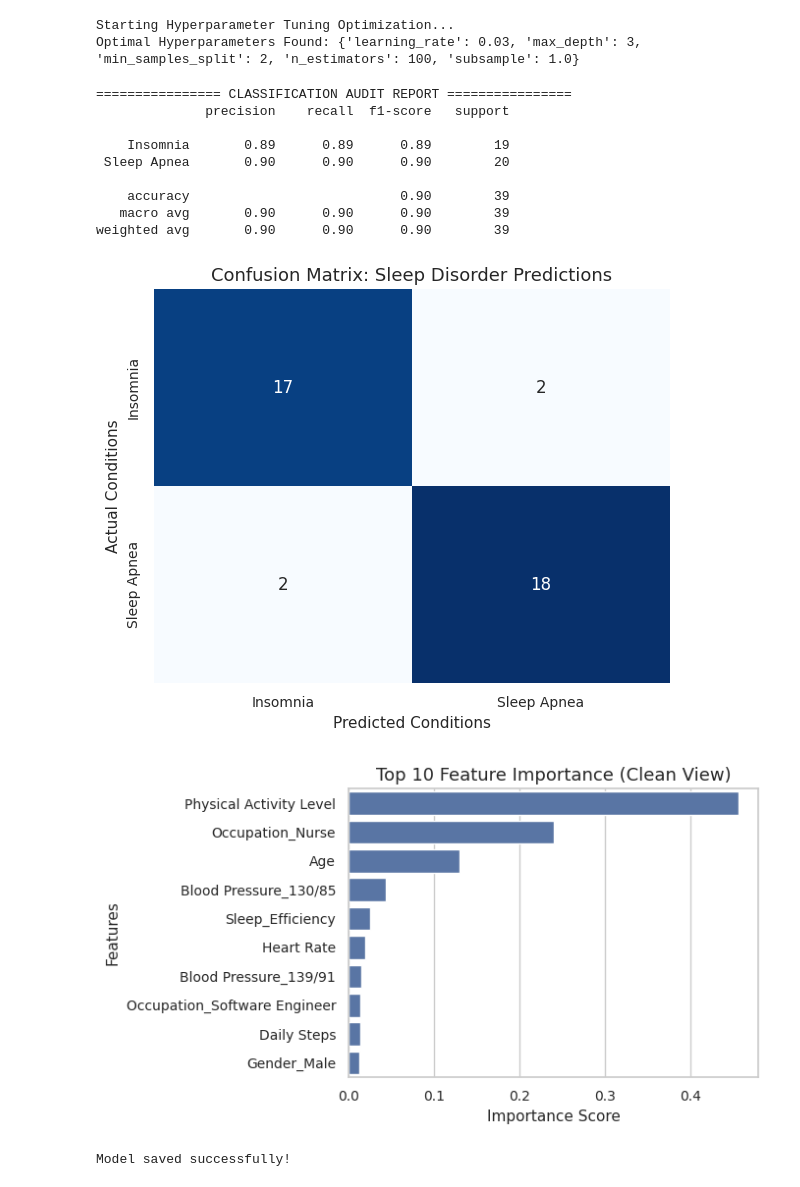
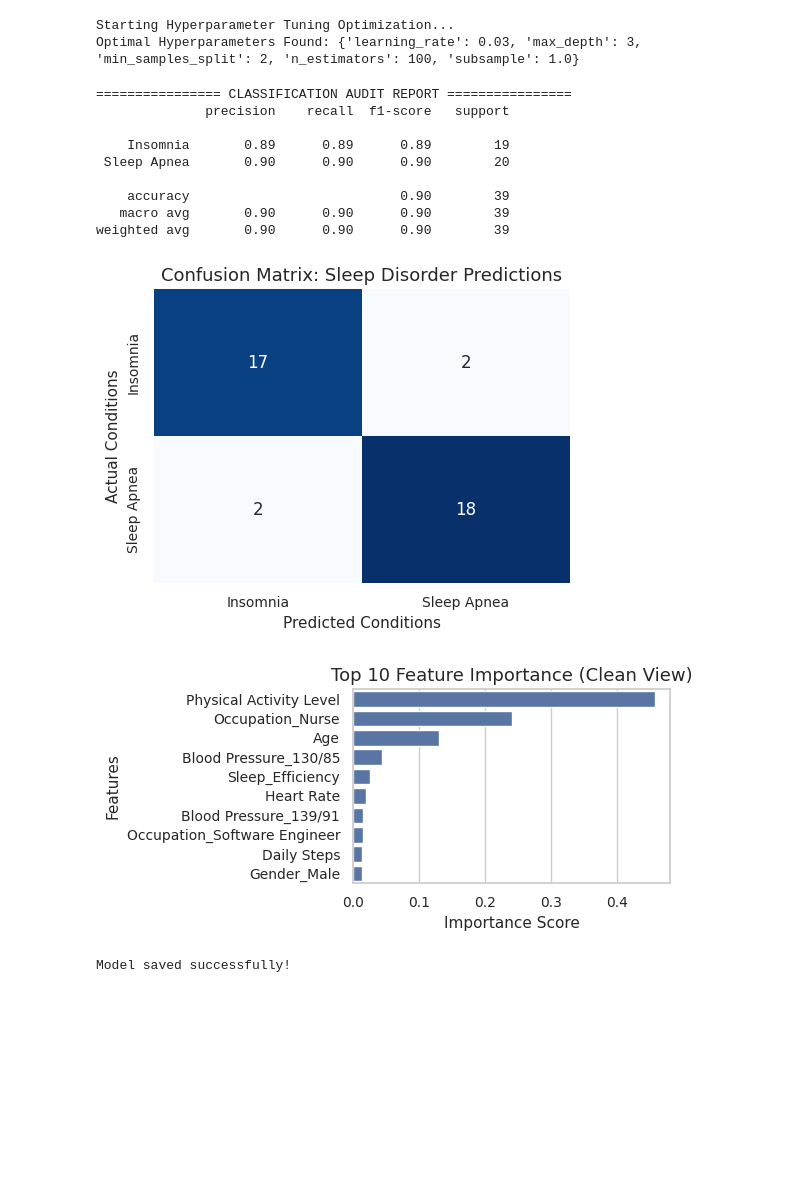
Before and after one commit to MaryumHayat/Internship, a Jupyter notebook: Colab.ipynb, the cells around one changed output. Cells and saved outputs as stored; diff of their text form; code cells hidden in the pictures; blank space fills up the shorter version.

```diff
--- a/Colab.ipynb
+++ b/Colab.ipynb
@@ -22,7 +22,7 @@ Libraries imported successfully!
 # STAGE 2: Data Collection
 
 try:
-    df = pd.read_csv("/Sleep_health_and_lifestyle_dataset.csv")
+    df = pd.read_csv("Sleep_health_and_lifestyle_dataset.csv")
     print("Dataset loaded successfully!")
     print(f"Shape of the dataset: {df.shape}")
 except FileNotFoundError:
@@ -122,9 +123,9 @@ Code 1 -> Sleep Apnea
 
 from sklearn.ensemble import GradientBoostingClassifier
 
-X_train, X_test, y_train, y_test = train_test_split(
-    X, y, test_size=0.25, random_state=42, stratify=y
-)
+X_train, X_test, y_train, y_test = train_test_split( # 25% testing, 75% training
+    X, y, test_size=0.25, random_state=42, stratify=y  # same % of train and test data of disorder
+)                         # seed for rndm num generator so exact same rows are split into train and test
 
 print(f"Training shape: {X_train.shape}, Test shape: {X_test.shape}")
 
@@ -183,7 +183,7 @@ print(classification_report(y_test, y_pred, target_names=le_target.classes_))
 
 # Confusion Matrix
 cm = confusion_matrix(y_test, y_pred)
-plt.figure(figsize=(6, 5))
+plt.figure(figsize=(5,4))
 
 sns.heatmap(
     cm,
@@ -213,36 +213,36 @@ indices = np.argsort(importances)[::-1]
 # Select TOP 10 features only
 top_n = 10
 top_features = X.columns[indices][:top_n]
 top_importances = importances[indices][:top_n]
 
-plt.figure(figsize=(7, 4))
+plt.figure(figsize=(6, 3))
 
 sns.barplot(
     x=top_importances,
     y=top_features
 )
 
 plt.title("Top 10 Feature Importance (Clean View)", fontsize=13)
 plt.xlabel("Importance Score", fontsize=11)
 plt.ylabel("Features", fontsize=11)
 
 plt.xticks(fontsize=10)
 plt.yticks(fontsize=10)
 
 plt.tight_layout()
 plt.show()
 # %% [output]
 ================ CLASSIFICATION AUDIT REPORT ================
               precision    recall  f1-score   support
 
     Insomnia       0.89      0.89      0.89        19
  Sleep Apnea       0.90      0.90      0.90        20
 
     accuracy                           0.90        39
    macro avg       0.90      0.90      0.90        39
 weighted avg       0.90      0.90      0.90        39
-[figure, old version]
+[figure, new version]
-[figure, old version]
+[figure, new version]
 # %%
 import pickle
 
```
Also changed, not shown: parts of 3 cells of this notebook.
